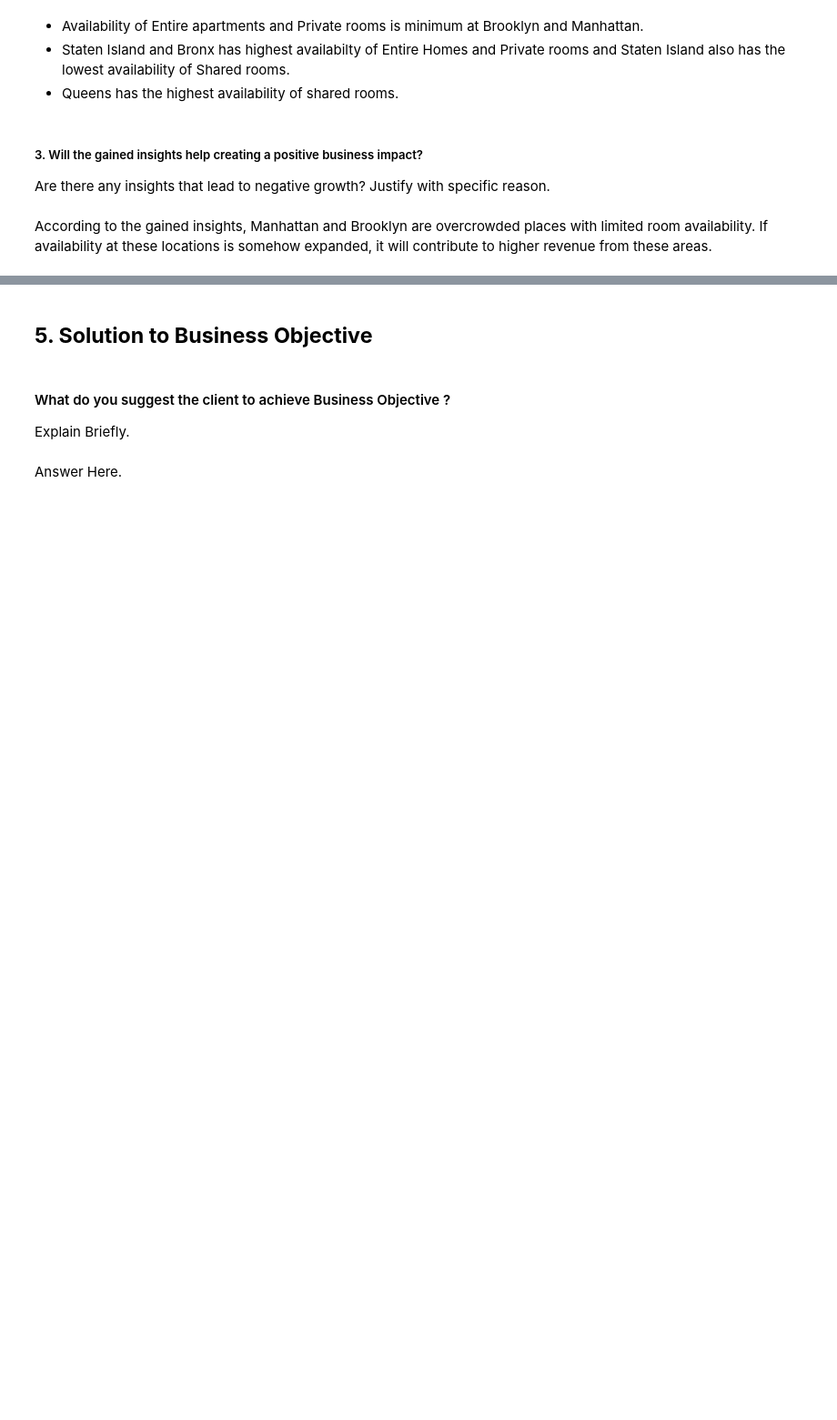
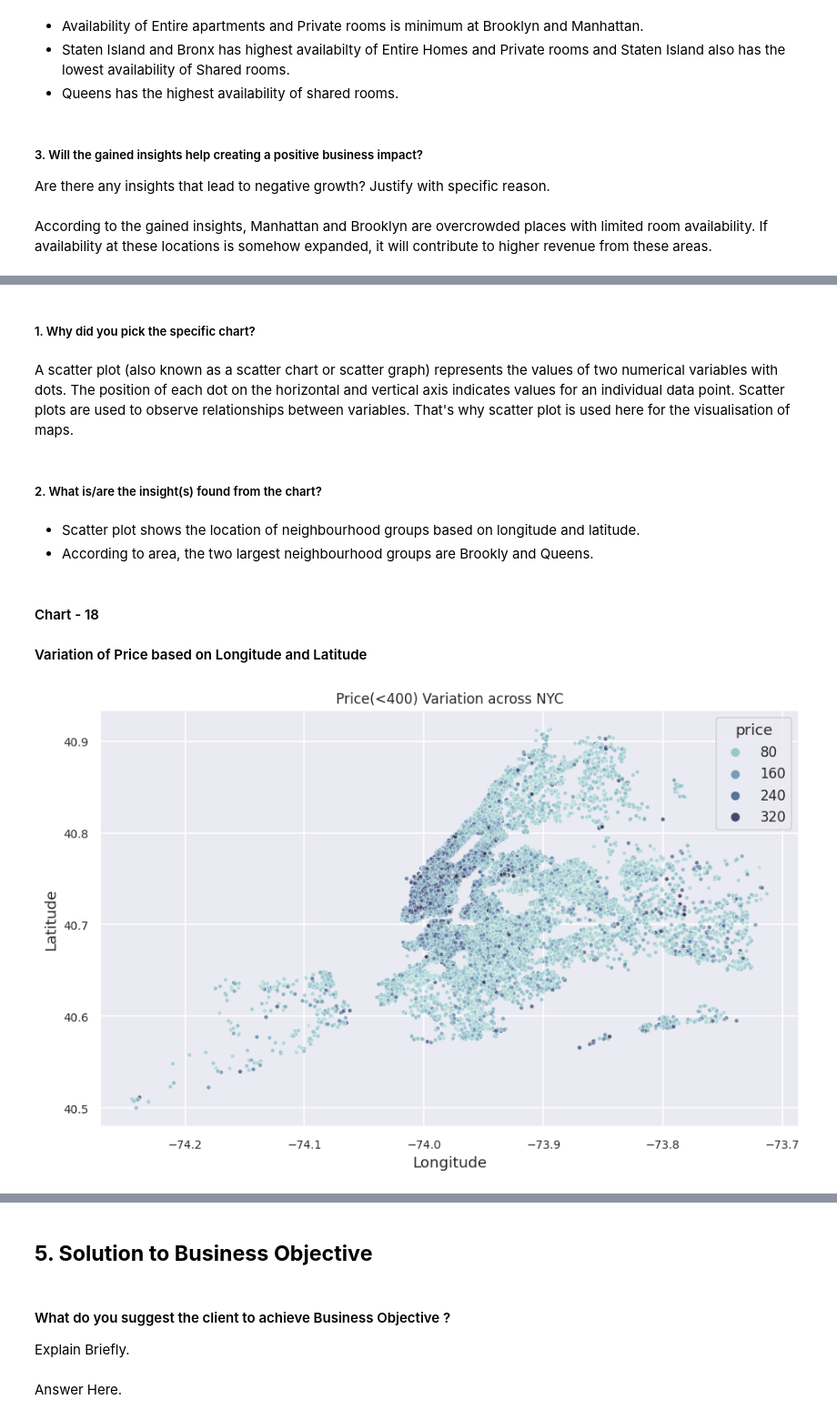
Before and after one commit to abhijain1216/Airbnb-Bookings-Analysis-EDA, a Jupyter notebook: Airbnb_Bookings_Analysis_EDA.ipynb, the cells around one changed output, grey strips where cells are left out. Shown at 91% size. Saved outputs shown, nothing was run; the diff lists cells and outputs as text; code cells hidden in the pictures; blank space fills up the shorter version.

```diff
--- a/Airbnb_Bookings_Analysis_EDA.ipynb
+++ b/Airbnb_Bookings_Analysis_EDA.ipynb
@@ -1095,0 +1112,26 @@ According to the gained insights, Manhattan and Brooklyn are overcrowded places
+# %% [markdown]
+##### 1. Why did you pick the specific chart?
+# %% [markdown]
+A scatter plot (also known as a scatter chart or scatter graph) represents the values of two numerical variables with dots. The position of each dot on the horizontal and vertical axis indicates values for an individual data point. Scatter plots are used to observe relationships between variables. That's why scatter plot is used here for the visualisation of maps.
+# %% [markdown]
+##### 2. What is/are the insight(s) found from the chart?
+# %% [markdown]
+* Scatter plot shows the location of neighbourhood groups based on longitude and latitude.
+* According to area, the two largest neighbourhood groups are Brookly and Queens.
+# %% [markdown]
+#### Chart - 18
+
+#### Variation of Price based on Longitude and Latitude
+# %%
+# Chart - 18 Visualization code
+
+plt.figure(figsize = (10,6),dpi = 110)
+sns.scatterplot(data = airbnb[airbnb['price']<400],y = 'latitude',x = 'longitude',hue = 'price',palette =sns.color_palette("ch:start=.2,rot=-.32", as_cmap=True),alpha = 0.8,s = 11)
+plt.xlabel('Longitude')
+plt.ylabel('Latitude')
+plt.title('Price(<400) Variation across NYC', fontsize=11)
+plt.xticks(fontsize = 9)
+plt.yticks(fontsize = 9)
+plt.show()
+# %% [output]
+[figure, added]
```
Also changed, not shown: parts of 13 cells of this notebook.
